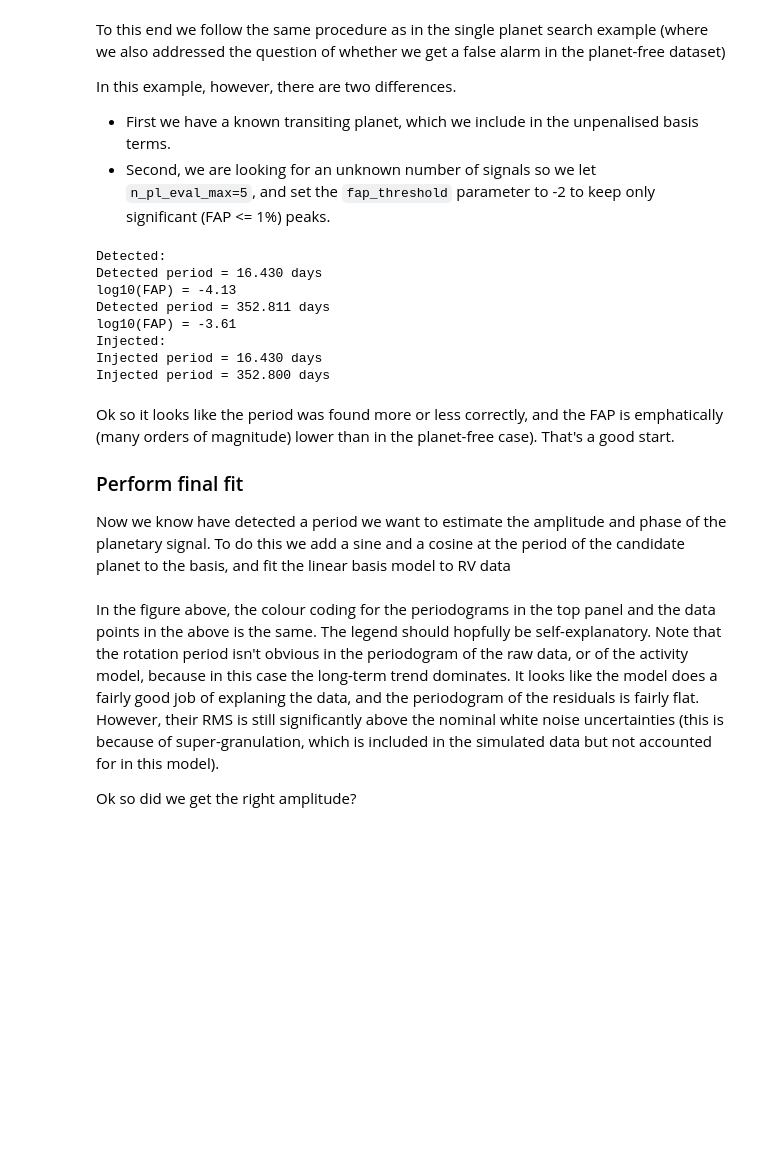
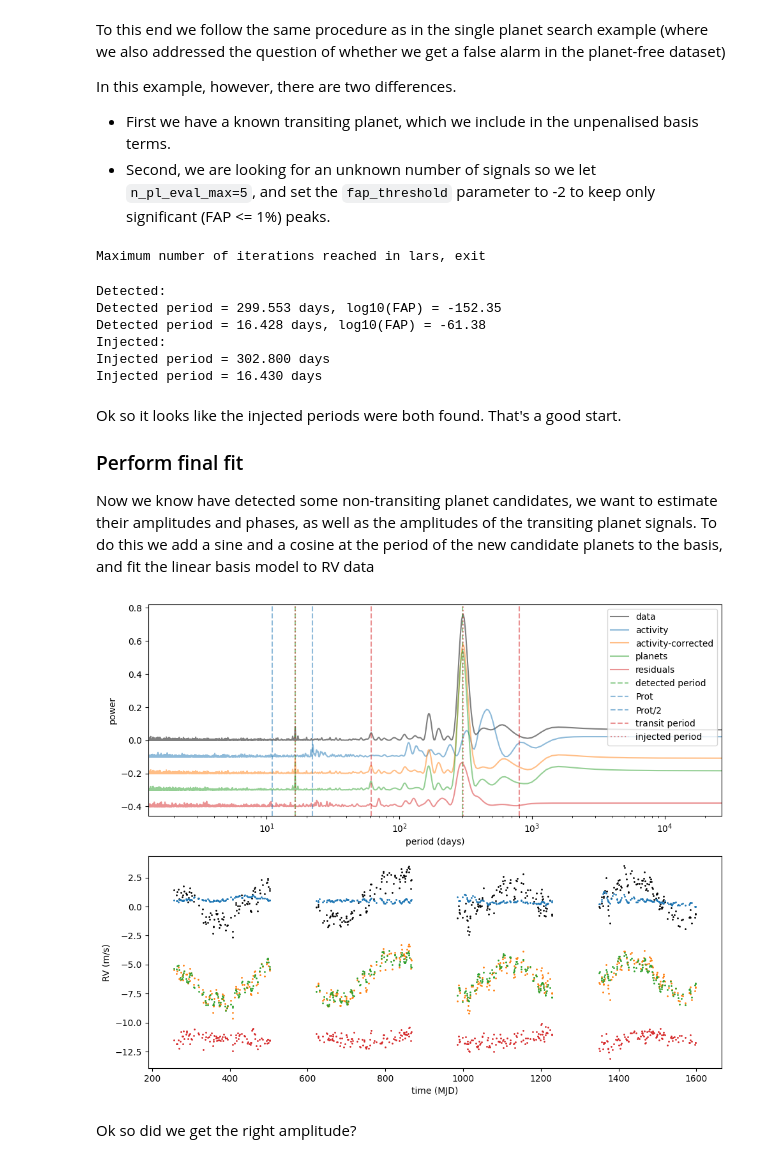
Before and after one commit to saigrain/FFPer, a Jupyter notebook: examples/multi_planet_search_with_transit.ipynb, the cells around one changed output. Saved outputs shown, nothing was run; the diff lists cells and outputs as text; code cells hidden in the pictures; blank space fills up the shorter version.

Commit message:
fixed phases

```diff
--- a/examples/multi_planet_search_with_transit.ipynb
+++ b/examples/multi_planet_search_with_transit.ipynb
@@ -65,20 +66,21 @@ Of the 3 plots produced by the cell above:
 Since the simulated time-series didn't contain a planetary signal, let's inject some. First the transiting planet(s), which are specified using the period and the time of transit centre.
 # %%
 transiting_planets = [[61.379,14.65],[801.54,256.0]]
-transit_amps = [1.34,3.67]
+transit_amps = [0.334,0.367]
 n_trpl = len(transiting_planets)
+y_pl = np.zeros(len(y))
 for i in range(n_trpl):
     per, tc = transiting_planets[i]
-    y += transit_amps[i] * np.sin(2 * np.pi * ((x - tc) + 0.5 / per))
+    y_pl -= transit_amps[i] * np.sin(2 * np.pi * (x - tc) / per)
 # %% [markdown]
 Now add the "unknown" planet(s)
 # %%
-per_inj = [16.43, 352.80]
-amp_inj = [0.78, 0.508]
+per_inj = [302.80, 16.43]
+amp_inj = [1.78, 0.508]
 pha_inj = [0.75, 0.253]
 n_ukpl = len(per_inj)
 for i in range(n_ukpl):
-    y += amp_inj[i] * np.sin(2 * np.pi * (x / per_inj[i] + pha_inj[i]))
+    y_pl += amp_inj[i] * np.cos(2 * np.pi * (x / per_inj[i] - pha_inj[i]))
 # %% [markdown]
 ### Search for planetary signals
 # %% [markdown]
@@ -89,59 +91,64 @@ In this example, however, there are two differences.
 - Second, we are looking for an unknown number of signals so we let `n_pl_eval_max=5`, and set the `fap_threshold` parameter to -2 to keep only significant (FAP <= 1%) peaks.
 # %%
 Basis = construct_basis(x, activity_terms, transiting_planets)
-periods, faps = run_l1_periodogram(x, y, s, y_sig, basis = Basis,
+periods, faps = run_l1_periodogram(x, y+y_pl, s, y_sig, basis = Basis,
                                    sig_add_w = 0.0, fap_threshold = 0.01,
                                    n_pk_eval_max = 5)
+# %% [output]
+Maximum number of iterations reached in lars, exit
 # %%
 n_detpl = len(periods)
 print('Detected:')
 for i in range(n_detpl):
-    print(f'Detected period = {periods[i]:.3f} days')
-    print(f'log10(FAP) = {faps[i]:.2f}')
+    print(f'Detected period = {periods[i]:.3f} days, log10(FAP) = {faps[i]:.2f}')
 print('Injected:')
 for i in range(n_ukpl):
     print(f'Injected period = {per_inj[i]:.3f} days')
 # %% [output]
 Detected:
-Detected period = 16.430 days
-log10(FAP) = -4.13
-Detected period = 352.811 days
-log10(FAP) = -3.61
+Detected period = 299.553 days, log10(FAP) = -152.35
+Detected period = 16.428 days, log10(FAP) = -61.38
 Injected:
+Injected period = 302.800 days
 Injected period = 16.430 days
-Injected period = 352.800 days
 # %% [markdown]
-Ok so it looks like the period was found more or less correctly, and the FAP is emphatically (many orders of magnitude) lower than in the planet-free case). That's a good start.
+Ok so it looks like the injected periods were both found. That's a good start.
 
 ### Perform final fit
 
-Now we know have detected a period we want to estimate the amplitude and phase of the planetary signal. To do this we add a sine and a cosine at the period of the candidate planet to the basis, and fit the linear basis model to RV data
+Now we know have detected some non-transiting planet candidates, we want to estimate their amplitudes and phases, as well as the amplitudes of the transiting planet signals. To do this we add a sine and a cosine at the period of the new candidate planets to the basis, and fit the linear basis model to RV data
 # %%
 Basis = construct_basis(x, activity_terms, transiting_planets, periods)
-resid, coeff, fit_figure = fit_basis(x, y, y_sig, Basis,
+resid, coeff, fit_figure = fit_basis(x, y+y_pl, y_sig, Basis,
                                      do_plot = True, verbose = False)
 
 # Add vertical lines to periodogram in figure
 per_cyc, per_rot = activity_periods
 plt.figure(fit_figure.number)
 plt.sca(plt.gcf().axes[0])
 for i in range(n_detpl):
     if i == 0:
         plt.axvline(periods[i], color = 'C2', ls = 'dashed', alpha = 0.5, label = 'detected period')
     else:
         plt.axvline(periods[i], color = 'C2', ls = 'dashed', alpha = 0.5)
 plt.axvline(per_rot, color = 'C0', ls = 'dashed', alpha = 0.5, label = 'Prot')
 plt.axvline(per_rot/2, color = 'C0', ls = 'dashed', alpha = 0.5, label = 'Prot/2')
 if per_cyc>0:
     plt.axvline(per_cyc, color = 'C0', ls = 'dotted', alpha = 0.5, label = 'Pcyc')
+for i in range(n_trpl):
+    if i == 0:
+        plt.axvline(transiting_planets[i][0], color = 'C3', ls = 'dashed', alpha = 0.5, label = 'transit period')
+    else:
+        plt.axvline(transiting_planets[i][0], color = 'C3', ls = 'dashed', alpha = 0.5)
+
 for i in range(n_ukpl):
     if i == 0:
         plt.axvline(per_inj[i], color = 'C3', ls = 'dotted', alpha = 0.5, label = 'injected period')
     else:
         plt.axvline(per_inj[i], color = 'C3', ls = 'dotted', alpha = 0.5)
 plt.legend(loc=0);
+# %% [output]
+[figure, added]
 # %% [markdown]
-In the figure above, the colour coding for the periodograms in the top panel and the data points in the above is the same. The legend should hopfully be self-explanatory. Note that the rotation period isn't obvious in the periodogram of the raw data, or of the activity model, because in this case the long-term trend dominates. It looks like the model does a fairly good job of explaning the data, and the periodogram of the residuals is fairly flat. However, their RMS is still significantly above the nominal white noise uncertainties (this is because of super-granulation, which is included in the simulated data but not accounted for in this model).
-
 Ok so did we get the right amplitude?
 # %%
```
Also changed, not shown: parts of 7 cells of this notebook, 1 other file.
